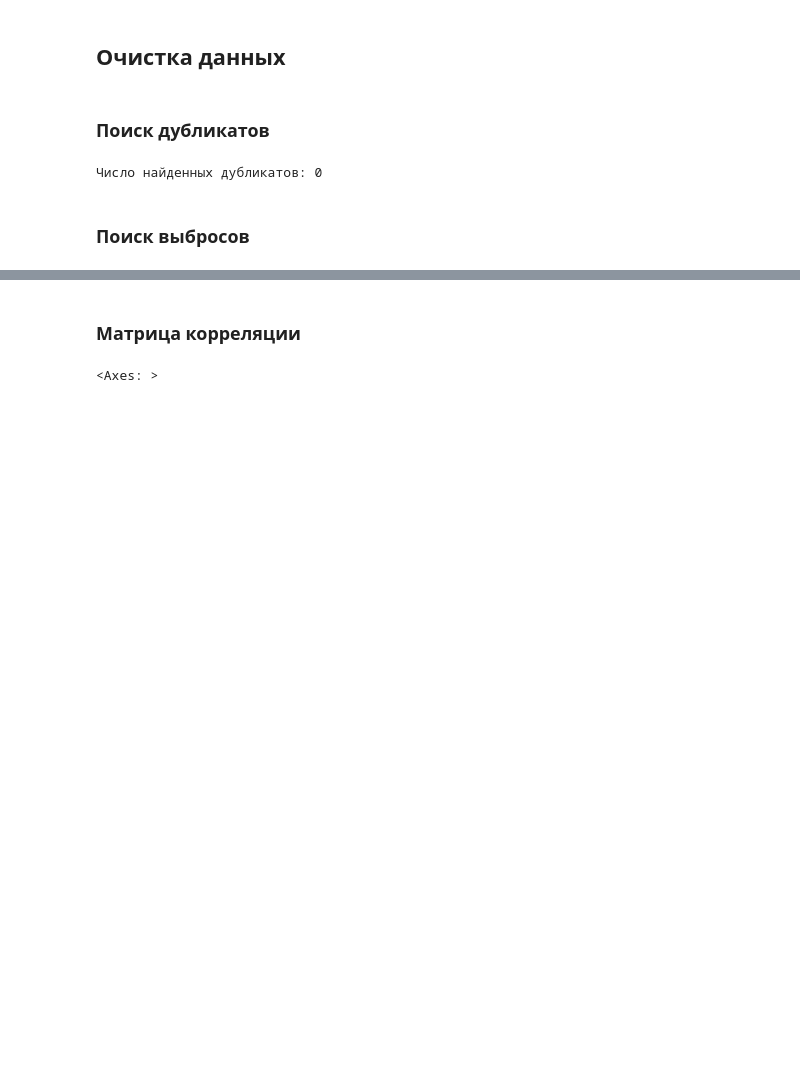
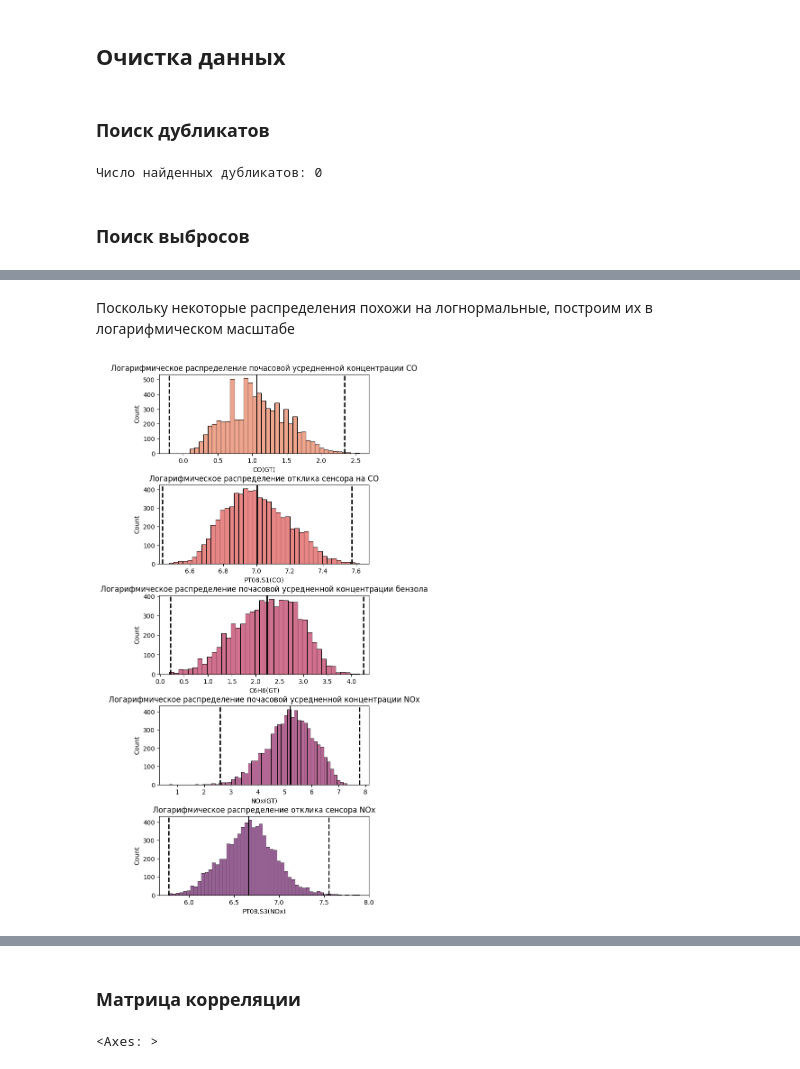
Before and after one commit to Bjorik23/mipt_datatons, a Jupyter notebook: air_pollution_analysis/air_pollution_analysis.ipynb, the cells around one changed output, grey strips where cells are left out. Cells and saved outputs as stored; diff of their text form; code cells hidden in the pictures; blank space fills up the shorter version.

```diff
--- a/air_pollution_analysis/air_pollution_analysis.ipynb
+++ b/air_pollution_analysis/air_pollution_analysis.ipynb
@@ -732,0 +782,45 @@ boxplot.set_title('Распределение почасовой усредне
+# %% [markdown]
+Поскольку некоторые распределения похожи на логнормальные, построим их в логарифмическом масштабе
+# %%
+# палитра цветов
+colors = sns.color_palette('flare', n_colors=5)
+
+fig, axes = plt.subplots(5, 1, figsize=(6, 15))
+plt.subplots_adjust(hspace=0.4)
+
+log = np.log(df['CO(GT)'] + 1)
+histplot = sns.histplot(log, ax=axes[0], color=colors[0])
+histplot.axvline(log.mean(), color='k', lw=2)
+histplot.axvline(log.mean() + 3 * log.std(), color='k', ls='--', lw=2)
+histplot.axvline(log.mean() - 3 * log.std(), color='k', ls='--', lw=2)
+histplot.set_title('Логарифмическое распределение почасовой усредненной концентрации CO');
+
+log = np.log(df['PT08.S1(CO)'])
+histplot = sns.histplot(log, ax=axes[1], color=colors[1])
+histplot.axvline(log.mean(), color='k', lw=2)
+histplot.axvline(log.mean() + 3 * log.std(), color='k', ls='--', lw=2)
+histplot.axvline(log.mean() - 3 * log.std(), color='k', ls='--', lw=2)
+histplot.set_title('Логарифмическое распределение отклика сенсора на CO');
+
+log = np.log(df['C6H6(GT)'] + 1)
+histplot = sns.histplot(log, ax=axes[2], color=colors[2])
+histplot.axvline(log.mean(), color='k', lw=2)
+histplot.axvline(log.mean() + 3 * log.std(), color='k', ls='--', lw=2)
+histplot.axvline(log.mean() - 3 * log.std(), color='k', ls='--', lw=2)
+histplot.set_title('Логарифмическое распределение почасовой усредненной концентрации бензола');
+
+log = np.log(df['NOx(GT)'])
+histplot = sns.histplot(log, ax=axes[3], color=colors[3])
+histplot.axvline(log.mean(), color='k', lw=2)
+histplot.axvline(log.mean() + 3 * log.std(), color='k', ls='--', lw=2)
+histplot.axvline(log.mean() - 3 * log.std(), color='k', ls='--', lw=2)
+histplot.set_title('Логарифмическое распределение почасовой усредненной концентрации NOx');
+
+log = np.log(df['PT08.S3(NOx)'])
+histplot = sns.histplot(log, ax=axes[4], color=colors[4])
+histplot.axvline(log.mean(), color='k', lw=2)
+histplot.axvline(log.mean() + 3 * log.std(), color='k', ls='--', lw=2)
+histplot.axvline(log.mean() - 3 * log.std(), color='k', ls='--', lw=2)
+histplot.set_title('Логарифмическое распределение отклика сенсора NOx');
+# %% [output]
+[figure, added]
```
Also changed, not shown: parts of 20 cells of this notebook.
